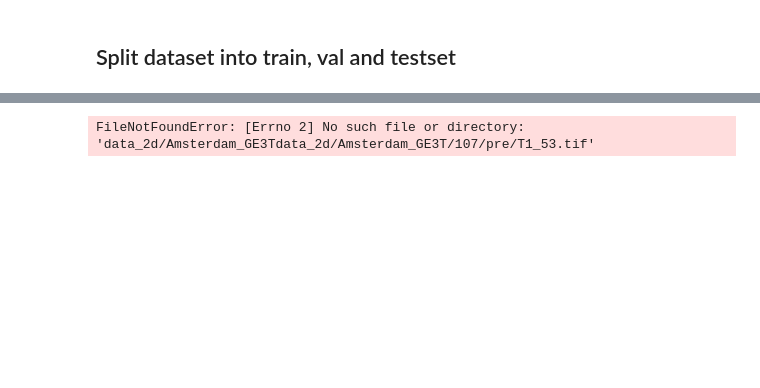
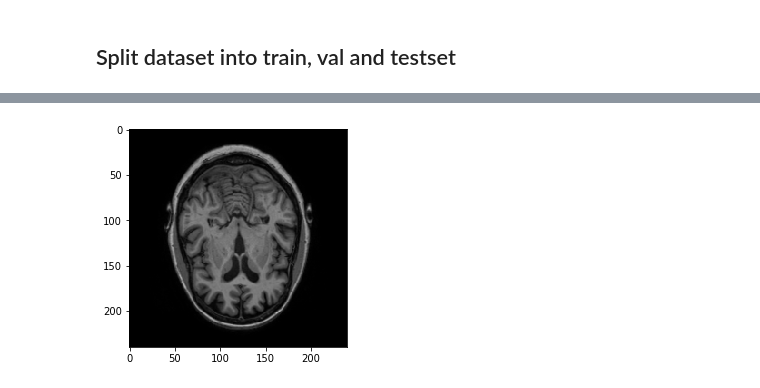
Before and after one commit to flock-community/wmh-challenge, a Jupyter notebook: 2DSegmentation.ipynb, the cells around one changed output, grey strips where cells are left out. Cells and saved outputs as stored; diff of their text form; code cells hidden in the pictures; blank space fills up the shorter version.

```diff
--- a/2DSegmentation.ipynb
+++ b/2DSegmentation.ipynb
@@ -24,10 +21,11 @@ Successfully installed natsort-6.0.0
 import os
 import random
 import re
+import numpy as np
 from PIL import Image
 from pathlib import Path
 
-DATASET = "/Amsterdam_GE3T"
+DATASET = "/Utrecht"
 DATA_PATH = 'data_2d' + DATASET
 SCAN_TYPE = 'T1'
 FRAME_PATH = DATA_PATH
@@ -173,42 +169,65 @@ data_2d/Amsterdam_GE3T/115/wmh_17.tiff
 # %%
-#Add train, val, test frames and masks to relevant folders
+# #Add train, val, test frames and masks to relevant folders
 
 
-def add_frames(dir_name, image):
+# def add_frames(dir_name, image):
 
-    img = Image.open(FRAME_PATH+image)
-    img.save(DATA_PATH+'/{}'.format(dir_name)+'/'+image)
+#     img = Image.open(FRAME_PATH+image)
+#     img.save(DATA_PATH+'/{}'.format(dir_name)+'/'+image)
 
 
 
-def add_masks(dir_name, image):
-    img = Image.open(MASK_PATH+image)
-    img.save(DATA_PATH+'/{}'.format(dir_name)+'/'+image)
+# def add_masks(dir_name, image):
+#     img = Image.open(MASK_PATH+image)
+#     img.save(DATA_PATH+'/{}'.format(dir_name)+'/'+image)
 
 
 
 
-frame_folders = [(train_frames, 'train_frames'), (val_frames, 'val_frames'),
-                 (test_frames, 'test_frames')]
+# frame_folders = [(train_frames, 'train_frames'), (val_frames, 'val_frames'),
+#                  (test_frames, 'test_frames')]
 
-mask_folders = [(train_masks, 'train_masks'), (val_masks, 'val_masks'),
-                (test_masks, 'test_masks')]
+# mask_folders = [(train_masks, 'train_masks'), (val_masks, 'val_masks'),
+#                 (test_masks, 'test_masks')]
 
-# Add frames
+# # Add frames
 
-for folder in frame_folders:
-    array = folder[0]
-    name = [folder[1]] * len(array)
+# for folder in frame_folders:
+#     array = folder[0]
+#     name = [folder[1]] * len(array)
 
-    list(map(add_frames, name, array))
+#     list(map(add_frames, name, array))
 
 
-# Add masks
+# # Add masks
 
-for folder in mask_folders:
-    array = folder[0]
-    name = [folder[1]] * len(array)
+# for folder in mask_folders:
+#     array = folder[0]
+#     name = [folder[1]] * len(array)
 
-    list(map(add_masks, name, array))
+#     list(map(add_masks, name, array))
-# %% [output]
-FileNotFoundError: [Errno 2] No such file or directory: 'data_2d/Amsterdam_GE3Tdata_2d/Amsterdam_GE3T/107/pre/T1_53.tif'
+# %%
+import cv2
+import matplotlib.pyplot as plt
+def load_images_from_path_array(path_array):
+    # Load all images (in memory for now)
+    imgs = []
+    for path in path_array:
+        imgs.append(cv2.imread(path))
+    return np.array(imgs)
+
+train_x = load_images_from_path_array(train_frames).astype("float") / 255.0
+train_y = load_images_from_path_array(train_masks).astype("float") / 255.0
+
+val_x = load_images_from_path_array(val_frames).astype("float") / 255.0
+val_y = load_images_from_path_array(val_masks).astype("float") / 255.0
+
+test_x = load_images_from_path_array(test_frames).astype("float") / 255.0
+test_y = load_images_from_path_array(test_masks).astype("float") / 255.0
+# %%
+# Show one
+plt.figure()
+plt.imshow(train_x[0])
+plt.show()
+# %% [output]
+[figure, added]
```
Also changed, not shown: parts of 28 cells of this notebook, 2 other files.
